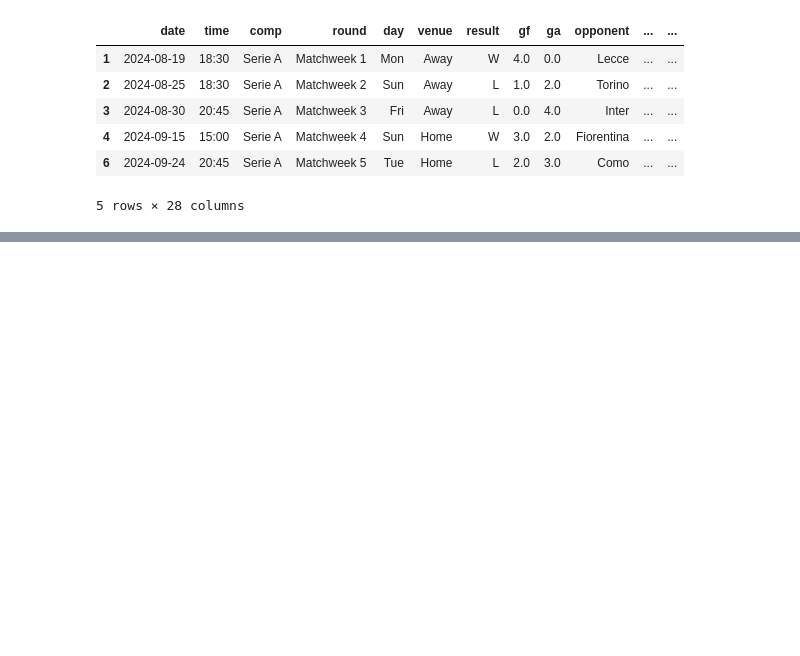
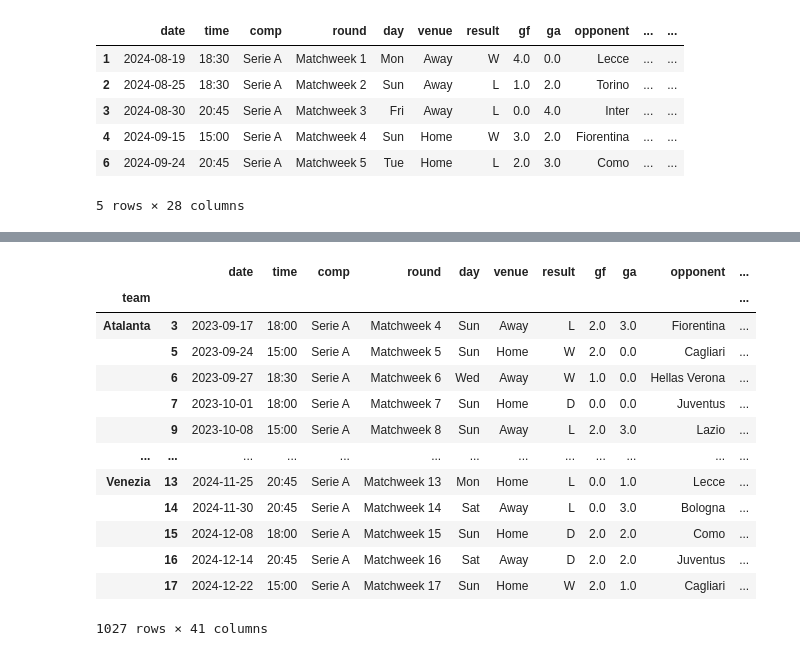
Before and after one commit to vincij002/-PART-1-Web-Scraping-with-Python-Project, a Jupyter notebook: prediction.ipynb, the cells around one changed output, grey strips where cells are left out. Cells and saved outputs as stored; diff of their text form; code cells hidden in the pictures; blank space fills up the shorter version.

```diff
--- a/prediction.ipynb
+++ b/prediction.ipynb
@@ -14,0 +222,19 @@ matches.head()
+# %%
+matches_rolling = matches.groupby("team").apply(lambda x: rolling_averages(x, cols, new_cols))
+# %%
+matches_rolling
+# %% [output]
+|  |  | date | time | comp | round | day | venue | result | gf | ga | opponent | ... |
+| team |  |  |  |  |  |  |  |  |  |  |  | ... |
+| Atalanta | 3 | 2023-09-17 | 18:00 | Serie A | Matchweek 4 | Sun | Away | L | 2.0 | 3.0 | Fiorentina | ... |
+|  | 5 | 2023-09-24 | 15:00 | Serie A | Matchweek 5 | Sun | Home | W | 2.0 | 0.0 | Cagliari | ... |
+|  | 6 | 2023-09-27 | 18:30 | Serie A | Matchweek 6 | Wed | Away | W | 1.0 | 0.0 | Hellas Verona | ... |
+|  | 7 | 2023-10-01 | 18:00 | Serie A | Matchweek 7 | Sun | Home | D | 0.0 | 0.0 | Juventus | ... |
+|  | 9 | 2023-10-08 | 15:00 | Serie A | Matchweek 8 | Sun | Away | L | 2.0 | 3.0 | Lazio | ... |
+| ... | ... | ... | ... | ... | ... | ... | ... | ... | ... | ... | ... | ... |
+| Venezia | 13 | 2024-11-25 | 20:45 | Serie A | Matchweek 13 | Mon | Home | L | 0.0 | 1.0 | Lecce | ... |
+|  | 14 | 2024-11-30 | 20:45 | Serie A | Matchweek 14 | Sat | Away | L | 0.0 | 3.0 | Bologna | ... |
+|  | 15 | 2024-12-08 | 18:00 | Serie A | Matchweek 15 | Sun | Home | D | 2.0 | 2.0 | Como | ... |
+|  | 16 | 2024-12-14 | 20:45 | Serie A | Matchweek 16 | Sat | Away | D | 2.0 | 2.0 | Juventus | ... |
+|  | 17 | 2024-12-22 | 15:00 | Serie A | Matchweek 17 | Sun | Home | W | 2.0 | 1.0 | Cagliari | ... |
+1027 rows × 41 columns
```
Also changed, not shown: parts of 42 cells of this notebook, 1 other file.
